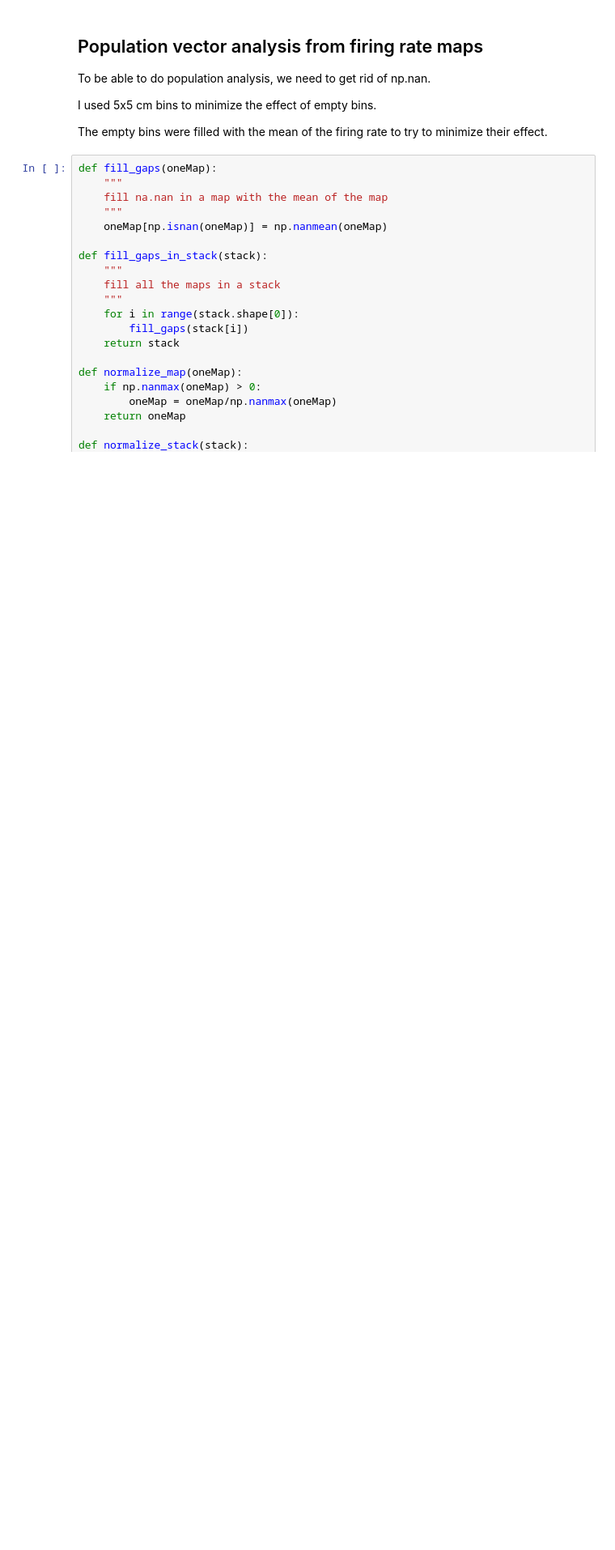
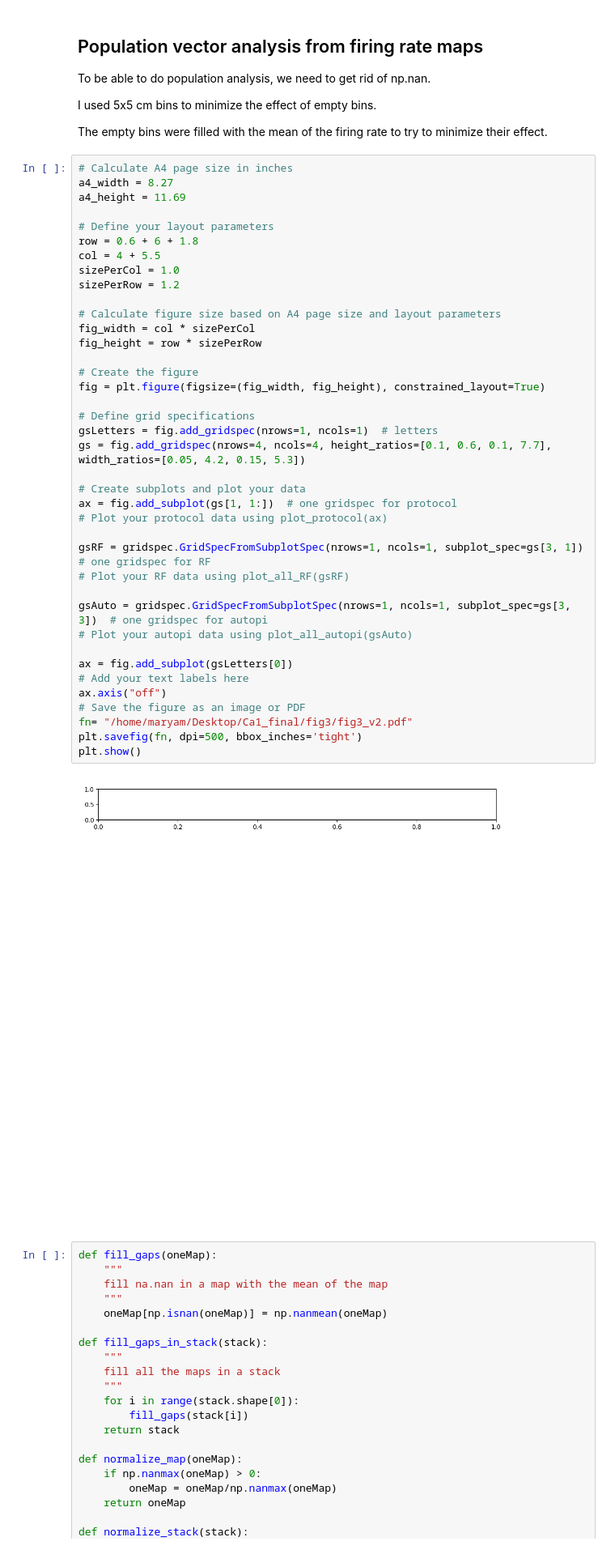
Before and after one commit to Mrymna/Jazi_et.al_2023_noInt, a Jupyter notebook: fig3/Figure3.ipynb, the cells around one changed output. Shown at 81% size. Drawn from its saved outputs; the diff is of its cells as text; blank space fills up the shorter version.

```diff
--- a/fig3/Figure3.ipynb
+++ b/fig3/Figure3.ipynb
@@ -1214,6 +1230,47 @@ To be able to do population analysis, we need to get rid of np.nan.
 I used 5x5 cm bins to minimize the effect of empty bins.
 
 The empty bins were filled with the mean of the firing rate to try to minimize their effect.
+# %%
+# Calculate A4 page size in inches
+a4_width = 8.27
+a4_height = 11.69
+
+# Define your layout parameters
+row = 0.6 + 6 + 1.8
+col = 4 + 5.5
+sizePerCol = 1.0
+sizePerRow = 1.2
+
+# Calculate figure size based on A4 page size and layout parameters
+fig_width = col * sizePerCol
+fig_height = row * sizePerRow
+
+# Create the figure
+fig = plt.figure(figsize=(fig_width, fig_height), constrained_layout=True)
+
+# Define grid specifications
+gsLetters = fig.add_gridspec(nrows=1, ncols=1)  # letters
+gs = fig.add_gridspec(nrows=4, ncols=4, height_ratios=[0.1, 0.6, 0.1, 7.7], width_ratios=[0.05, 4.2, 0.15, 5.3])
+
+# Create subplots and plot your data
+ax = fig.add_subplot(gs[1, 1:])  # one gridspec for protocol
+# Plot your protocol data using plot_protocol(ax)
+
+gsRF = gridspec.GridSpecFromSubplotSpec(nrows=1, ncols=1, subplot_spec=gs[3, 1])  # one gridspec for RF
+# Plot your RF data using plot_all_RF(gsRF)
+
+gsAuto = gridspec.GridSpecFromSubplotSpec(nrows=1, ncols=1, subplot_spec=gs[3, 3])  # one gridspec for autopi
+# Plot your autopi data using plot_all_autopi(gsAuto)
+
+ax = fig.add_subplot(gsLetters[0])
+# Add your text labels here
+ax.axis("off")
+# Save the figure as an image or PDF
+fn= "/home/maryam/Desktop/Ca1_final/fig3/fig3_v2.pdf"
+plt.savefig(fn, dpi=500, bbox_inches='tight')
+plt.show()
+# %% [output]
+[figure, added]
 # %%
 def fill_gaps(oneMap):
     """
```
Also changed, not shown: parts of 12 cells of this notebook, 1 other file.
